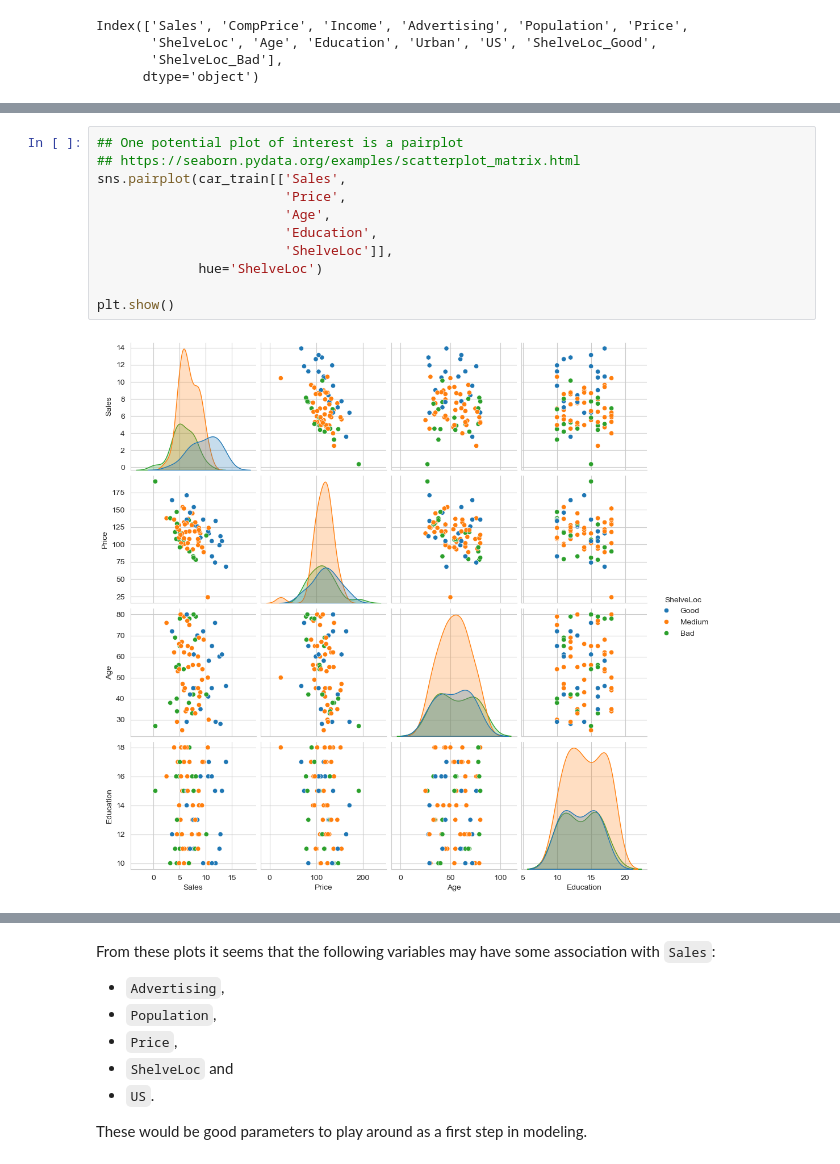
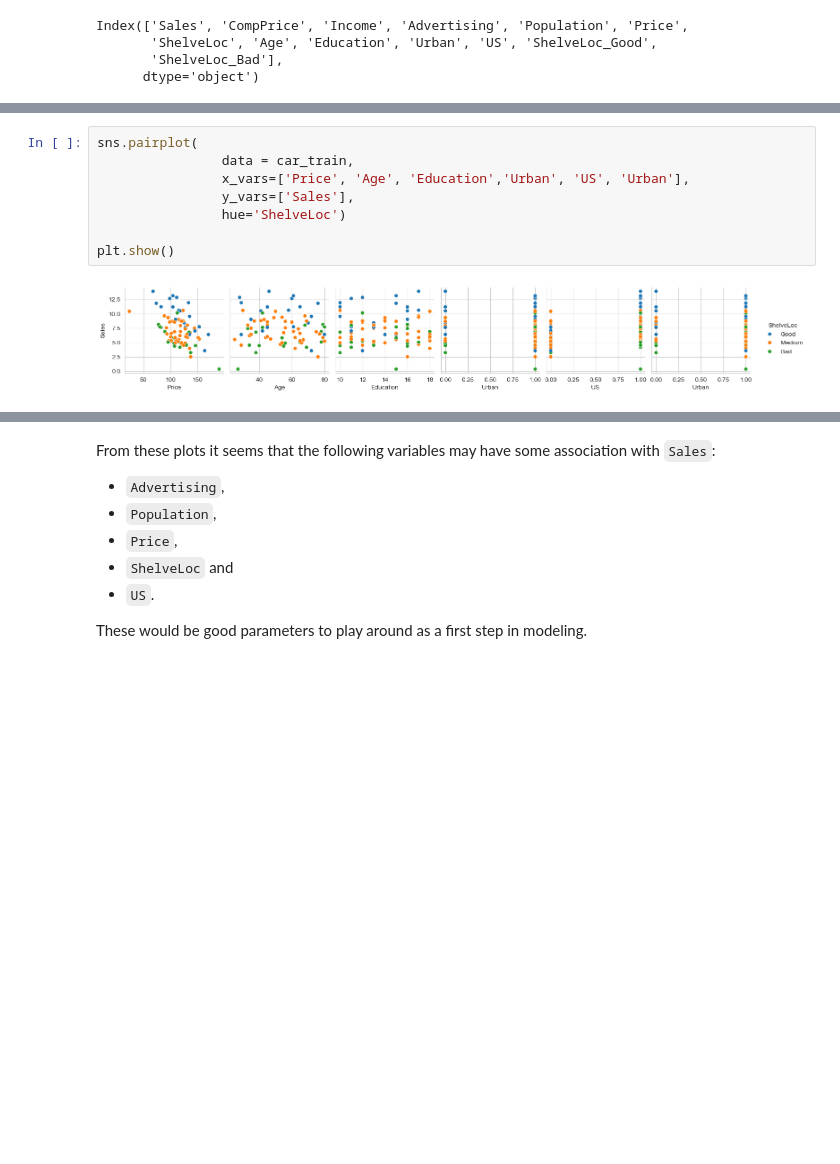
Before and after one commit to parabamoghv/Erdos_AU2024_copy, a Jupyter notebook: week_05_regression_III/lecture_5/3_Feature_Selection_Approaches.ipynb, the cells around one changed output, grey strips where cells are left out. Cells and saved outputs as stored; diff of their text form; blank space fills up the shorter version.

Commit message:
Polishing up week 5 content.  Adding cautionary examples.

```diff
--- a/week_05_regression_III/lecture_5/3_Feature_Selection_Approaches.ipynb
+++ b/week_05_regression_III/lecture_5/3_Feature_Selection_Approaches.ipynb
@@ -98,13 +97,10 @@ plt.show()
 # %%
-## One potential plot of interest is a pairplot
-## https://seaborn.pydata.org/examples/scatterplot_matrix.html
-sns.pairplot(car_train[['Sales',
-                        'Price',
-                        'Age',
-                        'Education',
-                        'ShelveLoc']],
-             hue='ShelveLoc')
+sns.pairplot(
+                data = car_train,
+                x_vars=['Price', 'Age', 'Education','Urban', 'US', 'Urban'],
+                y_vars=['Sales'],
+                hue='ShelveLoc')
 
 plt.show()
 # %% [output]
-[figure, old version]
+[figure, new version]
```
Also changed, not shown: parts of 12 cells of this notebook, 7 other files.
